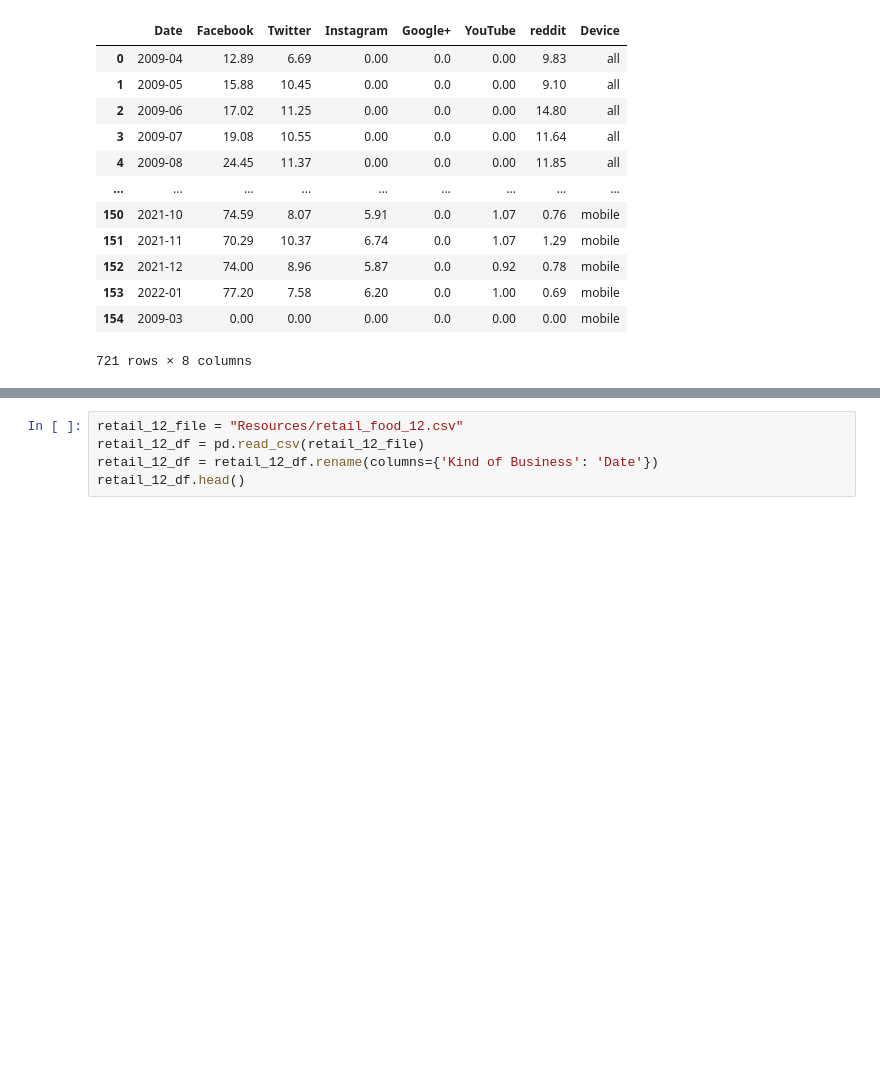
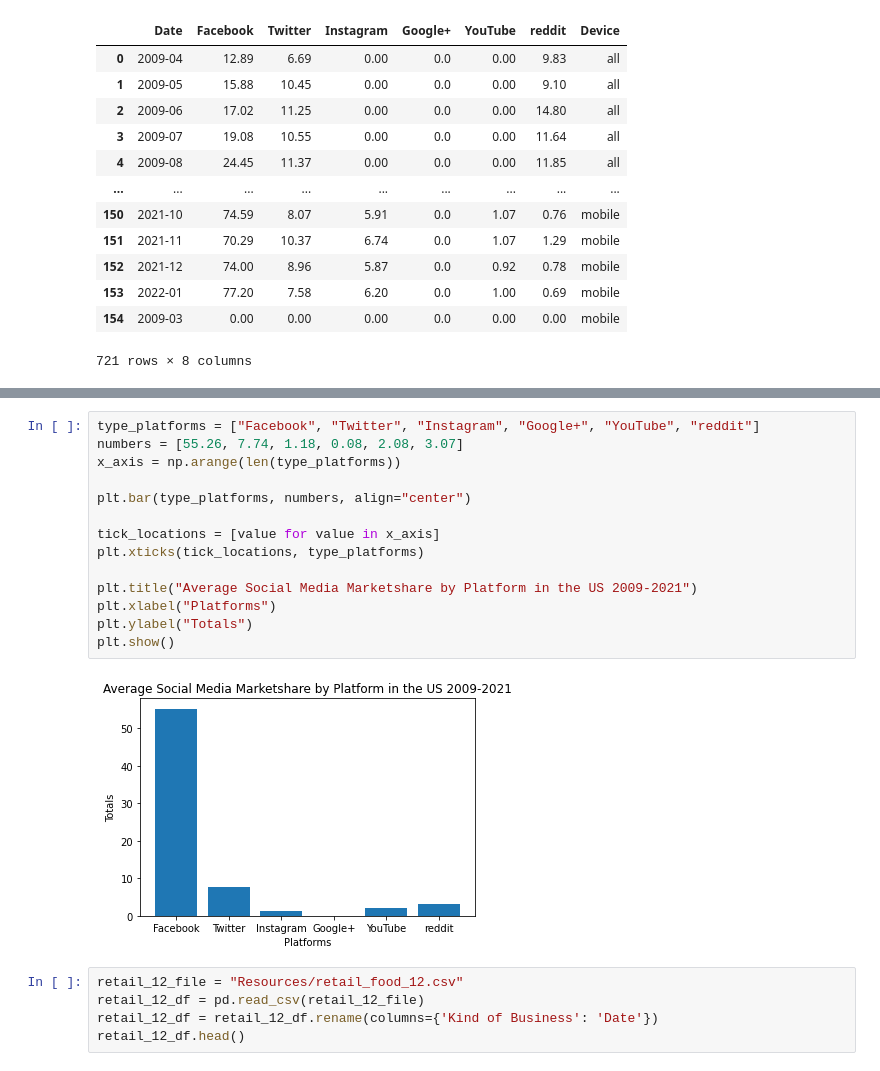
Before and after one commit to JordanJaner/ecommerce_social_media_ETL, a Jupyter notebook: appending.ipynb, the cells around one changed output, grey strips where cells are left out. Drawn from its saved outputs; the diff is of its cells as text; blank space fills up the shorter version.

Commit message:
adding graph

```diff
--- a/appending.ipynb
+++ b/appending.ipynb
@@ -341,3 +363,19 @@ devices_4_df
+# %%
+type_platforms = ["Facebook", "Twitter", "Instagram", "Google+", "YouTube", "reddit"]
+numbers = [55.26, 7.74, 1.18, 0.08, 2.08, 3.07]
+x_axis = np.arange(len(type_platforms))
+
+plt.bar(type_platforms, numbers, align="center")
+
+tick_locations = [value for value in x_axis]
+plt.xticks(tick_locations, type_platforms)
+
+plt.title("Average Social Media Marketshare by Platform in the US 2009-2021")
+plt.xlabel("Platforms")
+plt.ylabel("Totals")
+plt.show()
+# %% [output]
+[figure, added]
 # %%
 retail_12_file = "Resources/retail_food_12.csv"
 retail_12_df = pd.read_csv(retail_12_file)
```
Also changed, not shown: parts of 6 cells of this notebook.
